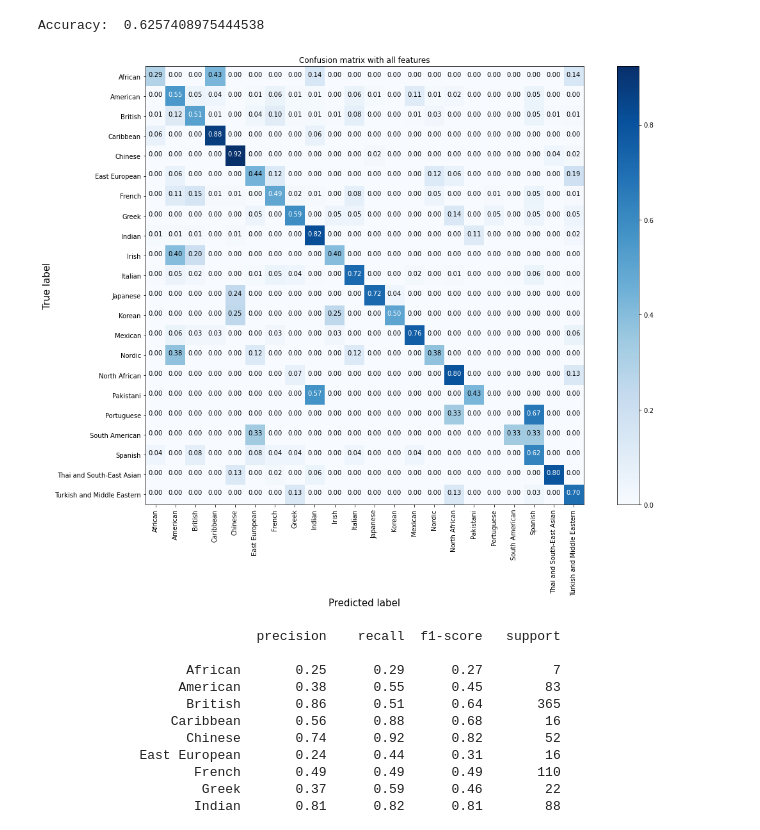
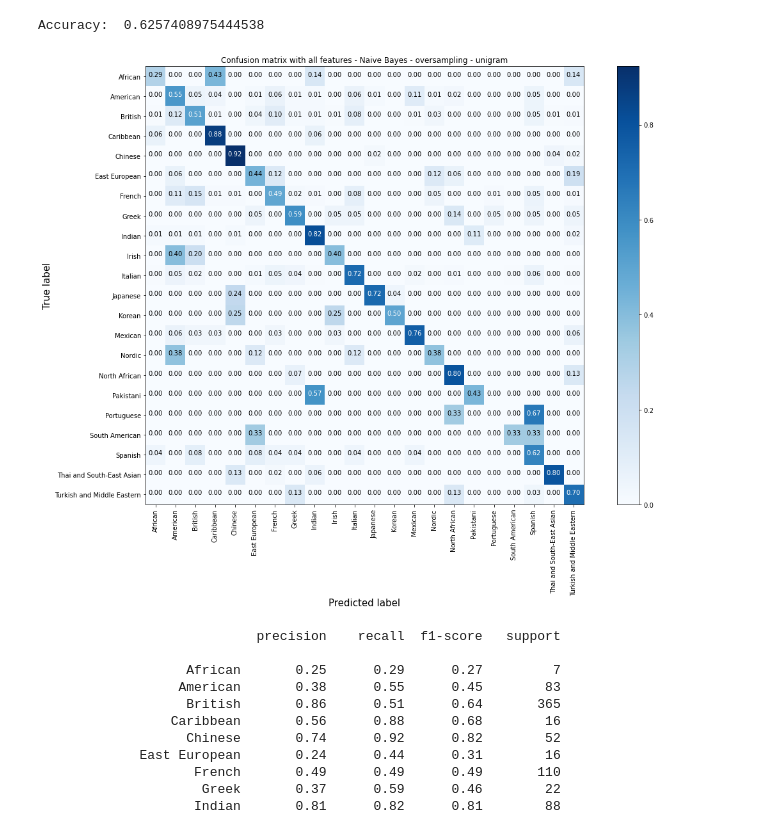
Before and after one commit to momcancode/Cuisine-Demystifier-NLP-ML-Project, a Jupyter notebook: model/03_Naive_Bayes_oversampling_unigram.ipynb, the cells around one changed output. Saved outputs shown, nothing was run; the diff lists cells and outputs as text; code cells hidden in the pictures.

Commit message:
Update confusion matrix title NB oversampling unigram

```diff
--- a/model/03_Naive_Bayes_oversampling_unigram.ipynb
+++ b/model/03_Naive_Bayes_oversampling_unigram.ipynb
@@ -351,11 +351,11 @@ def plot_confusion_matrix(cm, classes,
 # %%
 # print the confusion matrix
 cnf_matrix = confusion_matrix(y_test, y_predicted)
 plt.figure(figsize=(16, 12))
 plot_confusion_matrix(cnf_matrix, classes=cuisine_list, normalize=True,
-                      title='Confusion matrix with all features')
+                      title='Confusion matrix with all features - Naive Bayes - oversampling - unigram')
 # %% [output]
-[figure, old version]
+[figure, new version]
 # %%
 # Calculate classification report
 from sklearn.metrics import classification_report
```
Also changed, not shown: parts of 2 cells of this notebook.
